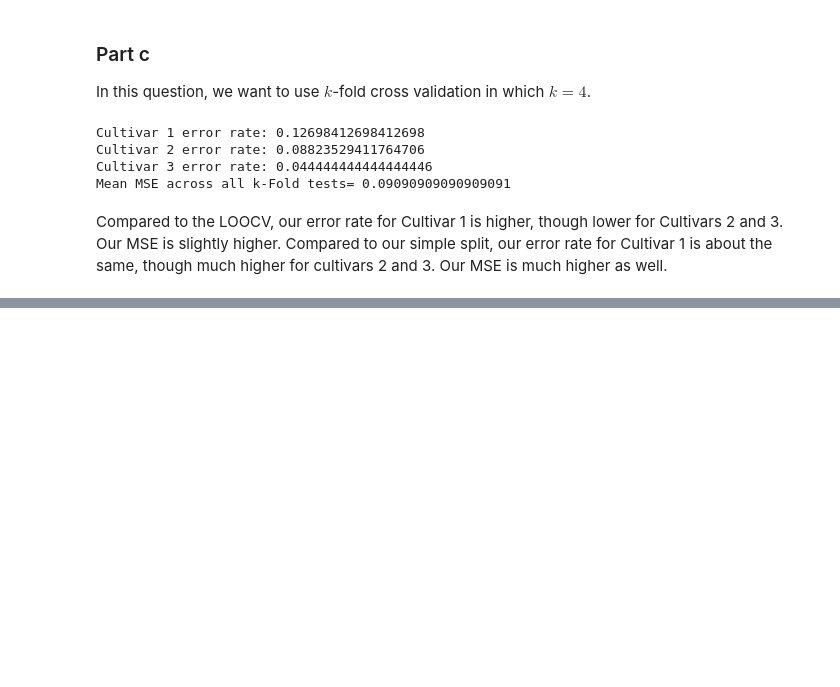
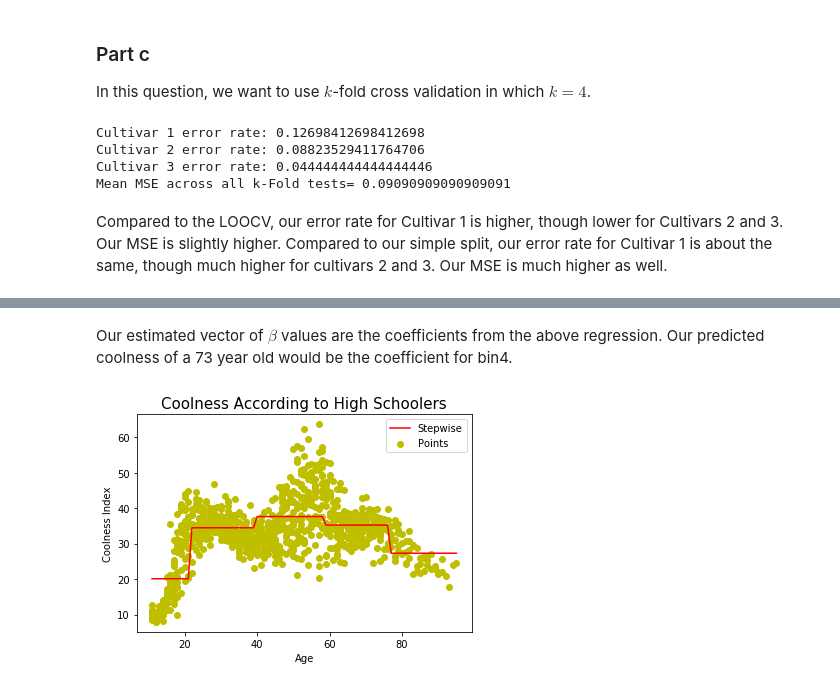
Before and after one commit to dtracht/persp-model-econ_W19, a Jupyter notebook: ProblemSets/PS7/TrachtPS7.ipynb, the cells around one changed output, grey strips where cells are left out. Cells and saved outputs as stored; diff of their text form; code cells hidden in the pictures; blank space fills up the shorter version.

Commit message:
Submitting Problem Set 7

```diff
--- a/ProblemSets/PS7/TrachtPS7.ipynb
+++ b/ProblemSets/PS7/TrachtPS7.ipynb
@@ -432,0 +215,13 @@ Overfitting. Maximizing accuracy in training set can pick incorporate noise from
+# %%
+import statsmodels.api as sm
+
+# Using the bins as defined in the problem set
+cool["bin1"] = np.where( (cool.age >= 11) & (cool.age < 22), 1, 0)
+cool["bin2"] = np.where( (cool.age >= 22) & (cool.age < 40), 1, 0)
+cool["bin3"] = np.where( (cool.age >= 40) & (cool.age < 59), 1, 0)
+cool["bin4"] = np.where( (cool.age >= 59) & (cool.age < 77), 1, 0)
+cool["bin5"] = np.where( (cool.age >= 77) & (cool.age <= 95), 1, 0)
+
+X=cool[["bin1", "bin2", "bin3", "bin4", "bin5"]]
+step=sm.OLS(cool.cool, X).fit()
+print(step.summary())
@@ -432,0 +246,13 @@ Overfitting. Maximizing accuracy in training set can pick incorporate noise from
+# %% [markdown]
+Our estimated vector of $\beta$ values are the coefficients from the above regression.  Our predicted coolness of a 73 year old would be the coefficient for bin4.
+# %%
+# Adding to our plots
+plt.scatter(cool.age, cool.cool, c="y", label = "Points")
+plt.plot(cool.age, step.predict(), c="r" , label = "Stepwise")
+plt.legend()
+plt.title("Coolness According to High Schoolers", fontsize=15)
+plt.xlabel("Age")
+plt.ylabel("Coolness Index")
+plt.show()
+# %% [output]
+[figure, added]
```
Also changed, not shown: parts of 34 cells of this notebook, 1 other file.
